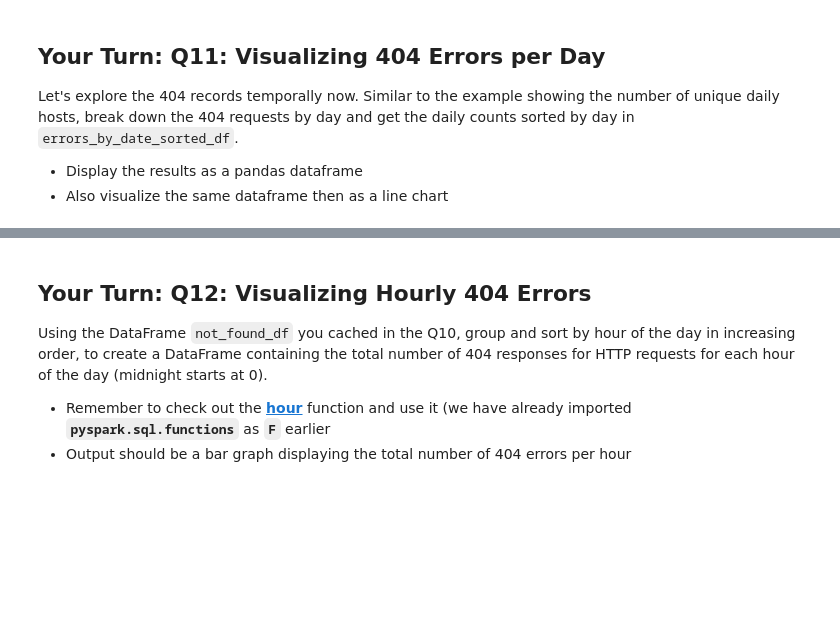
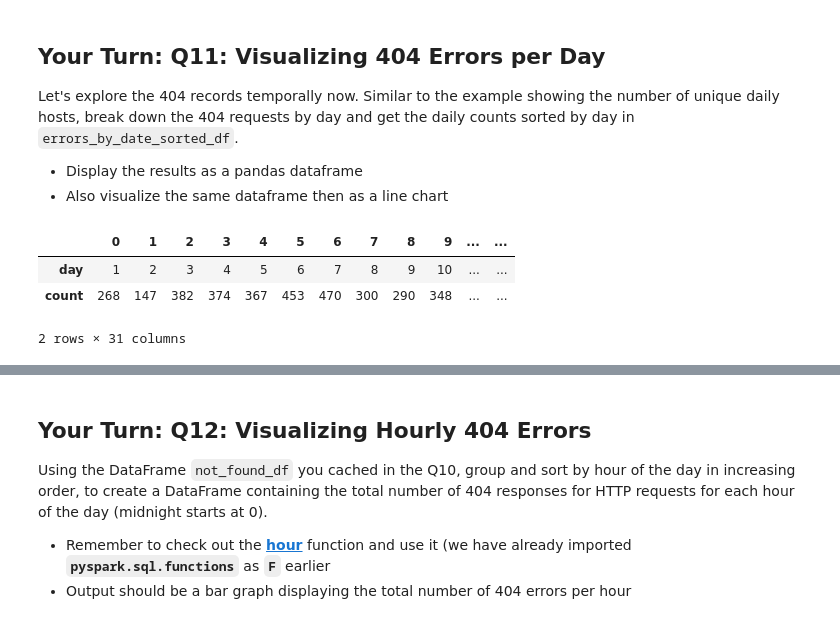
Before and after one commit to prastutpandey/Springboard, a Jupyter notebook: Mini_Project_Data_Wrangling_at_Scale_with_Spark.ipynb, the cells around one changed output, grey strips where cells are left out. Drawn from its saved outputs; the diff is of its cells as text; code cells hidden in the pictures; blank space fills up the shorter version.

```diff
--- a/Mini_Project_Data_Wrangling_at_Scale_with_Spark.ipynb
+++ b/Mini_Project_Data_Wrangling_at_Scale_with_Spark.ipynb
@@ -730,9 +1020,15 @@ Let's explore the 404 records temporally now. Similar to the example showing the
 - Also visualize the same dataframe then as a line chart
 # %%
 # TODO: Replace <FILL IN> with appropriate code
+#not_found_df.describe()
 
-errors_by_date_sorted_df = (not_found_df
-                                .<FILL IN>)
-
+not_found_no_duplicate = not_found_df.select(logs_df.host,
+                             F.dayofmonth('time').alias('day')).dropDuplicates()
+errors_by_date_sorted_df = (not_found_no_duplicate.groupBy('day').count().sort("day"))
 errors_by_date_sorted_df = errors_by_date_sorted_df.toPandas()
 errors_by_date_sorted_df.T
+# %% [output]
+|  | 0 | 1 | 2 | 3 | 4 | 5 | 6 | 7 | 8 | 9 | ... | ... |
+| day | 1 | 2 | 3 | 4 | 5 | 6 | 7 | 8 | 9 | 10 | ... | ... |
+| count | 268 | 147 | 382 | 374 | 367 | 453 | 470 | 300 | 290 | 348 | ... | ... |
+2 rows × 31 columns
```
Also changed, not shown: parts of 44 cells of this notebook.
